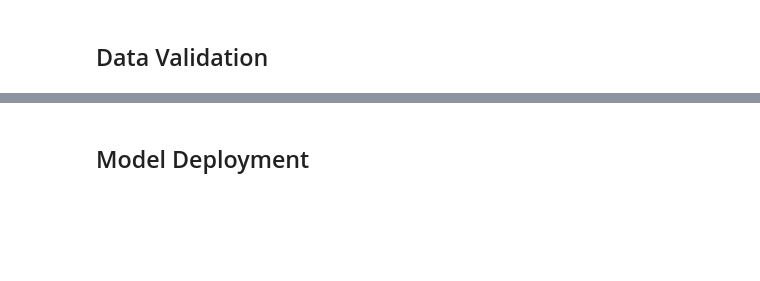
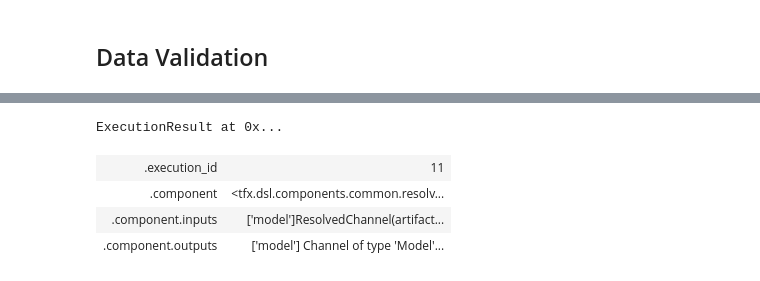
Before and after one commit to AiniNF30/Obesity-Prediction-MLOps-Pipeline, a Jupyter notebook: notebook.ipynb, the cells around one changed output, grey strips where cells are left out. Drawn from its saved outputs; the diff is of its cells as text; code cells hidden in the pictures; blank space fills up the shorter version.

```diff
--- a/notebook.ipynb
+++ b/notebook.ipynb
@@ -497,5 +454,27 @@ tfma.view.render_slicing_metrics(tfma_result)
-# %% [markdown]
-## Model Deployment
+# %%
+from tfx.dsl.components.common.resolver import Resolver
+from tfx.dsl.input_resolution.strategies.latest_blessed_model_strategy import LatestBlessedModelStrategy
+from tfx.types import Channel
+from tfx.types.standard_artifacts import Model, ModelBlessing
+
+# Define the input channels for the resolver
+model_channel = Channel(type=Model)
+model_blessing_channel = Channel(type=ModelBlessing)
+
+# Update resolver to use the input channels and connect to the correct components
+model_resolver = Resolver(
+    strategy_class=LatestBlessedModelStrategy,
+    model=Channel(type=Model, producer_component_id=trainer.id),  # Connect to Trainer's output
+    model_blessing=Channel(type=ModelBlessing, producer_component_id=evaluator.id) # Connect to Evaluator's output
+).with_id('Latest_blessed_model_resolver')
+
+interactive_context.run(model_resolver)
+# %% [output]
+ExecutionResult at 0x...
+| .execution_id | 11 |
+| .component | <tfx.dsl.components.common.resolv... |
+| .component.inputs | ['model']ResolvedChannel(artifact... |
+| .component.outputs | ['model'] Channel of type 'Model'... |
 # %%
 from tfx.components import Pusher
 from tfx.proto import pusher_pb2
```
Also changed, not shown: parts of 35 cells of this notebook, 51 other files.
